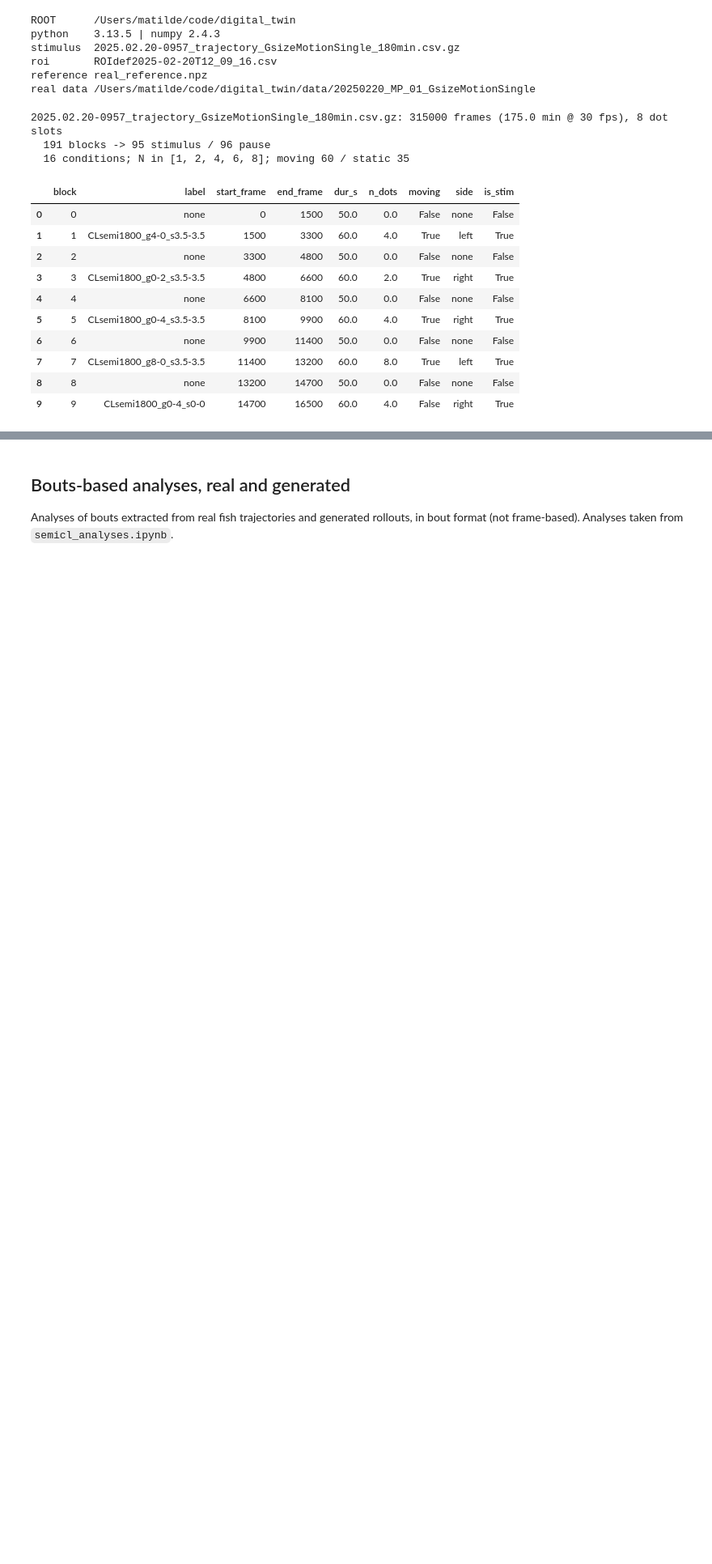
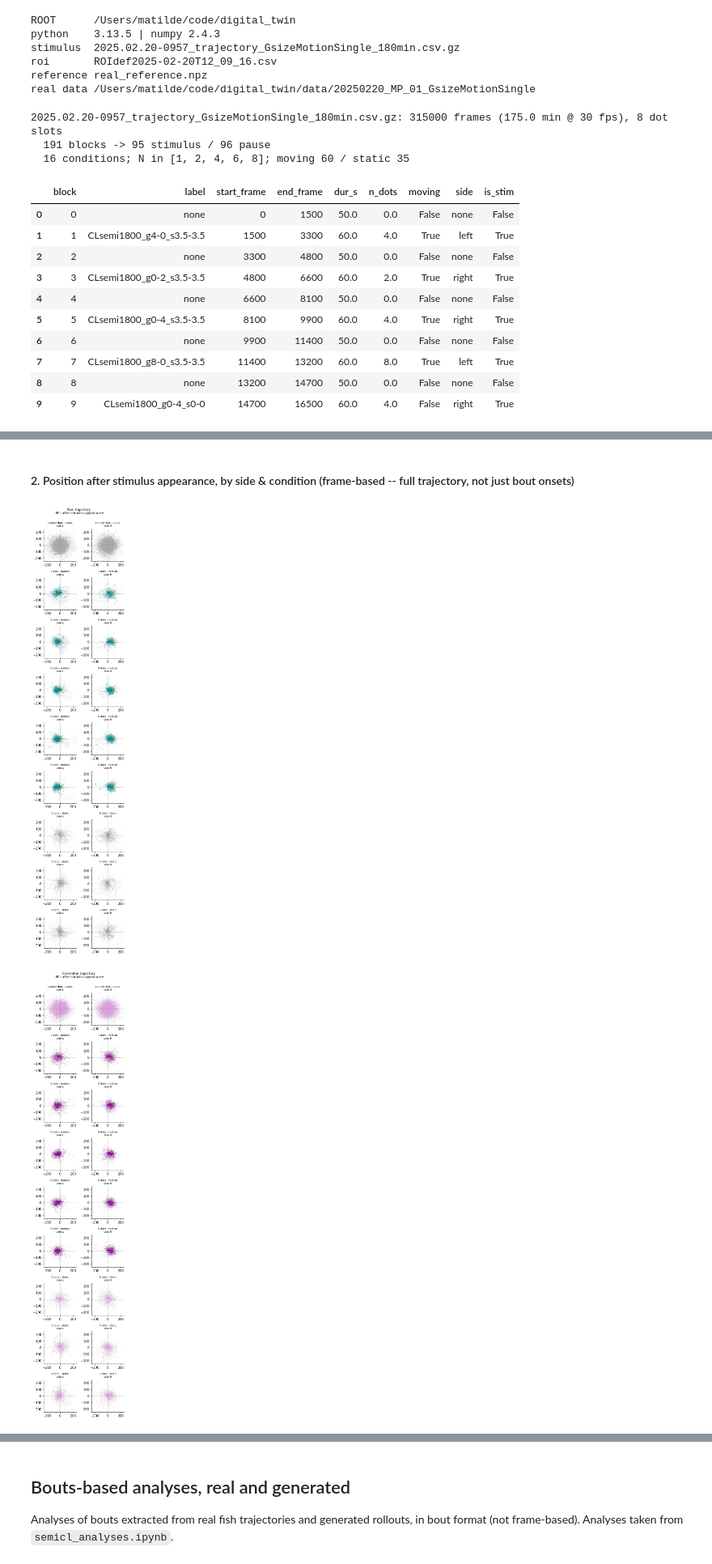
Before and after one commit to arthurEpfl/mp_semiCL_behavior, a Jupyter notebook: notebooks/rollout_analyses.ipynb, the cells around one changed output, grey strips where cells are left out. Shown at 81% size. Drawn from its saved outputs; the diff is of its cells as text; code cells hidden in the pictures; blank space fills up the shorter version.

```diff
--- a/notebooks/rollout_analyses.ipynb
+++ b/notebooks/rollout_analyses.ipynb
@@ -149,0 +291,34 @@ print(f'{N_ROLLOUTS} rollouts in {time.time() - t0:.1f}s')
+# %% [markdown]
+#### 2. Position after stimulus appearance, by side & condition (frame-based -- full trajectory, not just bout onsets)
+# %%
+for df, title, n_ind in [(fish_df_long, 'Real', n_fish), (gen_fish_df_long, 'Generated', n_rollouts_frame)]:
+    if df is None:
+        print(f'{title}: no data'); continue
+
+    stimuli_with_control = ['inter_stim_pause'] + STIMULI_ORDER
+    SECONDS_AFTER_ONSET_LONG = 50
+    fig_h = len(stimuli_with_control) * CELL_H
+    fig, axes = plt.subplots(len(stimuli_with_control), 2, figsize=(2 * CELL_W, fig_h))
+
+    for row, stim in enumerate(stimuli_with_control):
+        for col, side in enumerate(['L', 'R']):
+            ax = axes[row, col]
+            sub = df[(df['stimulus'] == stim) & (df['stim_side'] == side)
+                    & (df['frame_count_stimulus'] < SECONDS_AFTER_ONSET_LONG * framerate)]
+            color = COND_COLORS[title]['motion' if is_motion(stim) else 'static']
+            ax.scatter(sub['x_rot'], sub['y_rot'], color=color, **DOT_FRAME)
+            ax.set_title(f'{dots_label(stim)} dots - {"motion" if is_motion(stim) else "static"}\nside {side}',
+                        fontsize=FS_TICK)
+            ax.axhline(0, color='grey', linewidth=0.5, linestyle='--')
+            ax.axvline(0, color='grey', linewidth=0.5, linestyle='--')
+            ax.set_xlim(-250, 250); ax.set_ylim(-250, 250)
+            ax.set_aspect('equal')
+            ax.spines['top'].set_visible(False); ax.spines['right'].set_visible(False)
+
+    fig.suptitle(f'{title} trajectory \n {SECONDS_AFTER_ONSET_LONG}s after stimulus appearance', fontsize=FS_TITLE,
+                y=1 - 0.05 / fig_h)
+    plt.tight_layout(rect=[0, 0, 1, 1 - 0.05 / fig_h])
+    plt.show()
+# %% [output]
+[figure, added]
+[figure, added]
```
Also changed, not shown: parts of 27 cells of this notebook, 3 other files.
